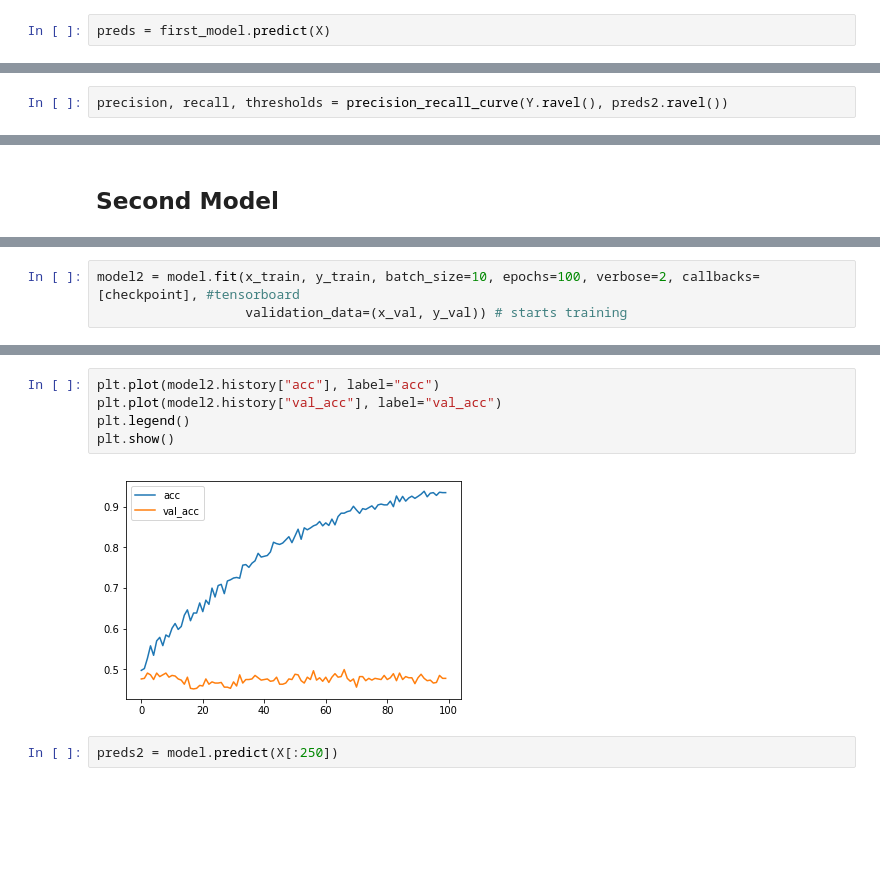
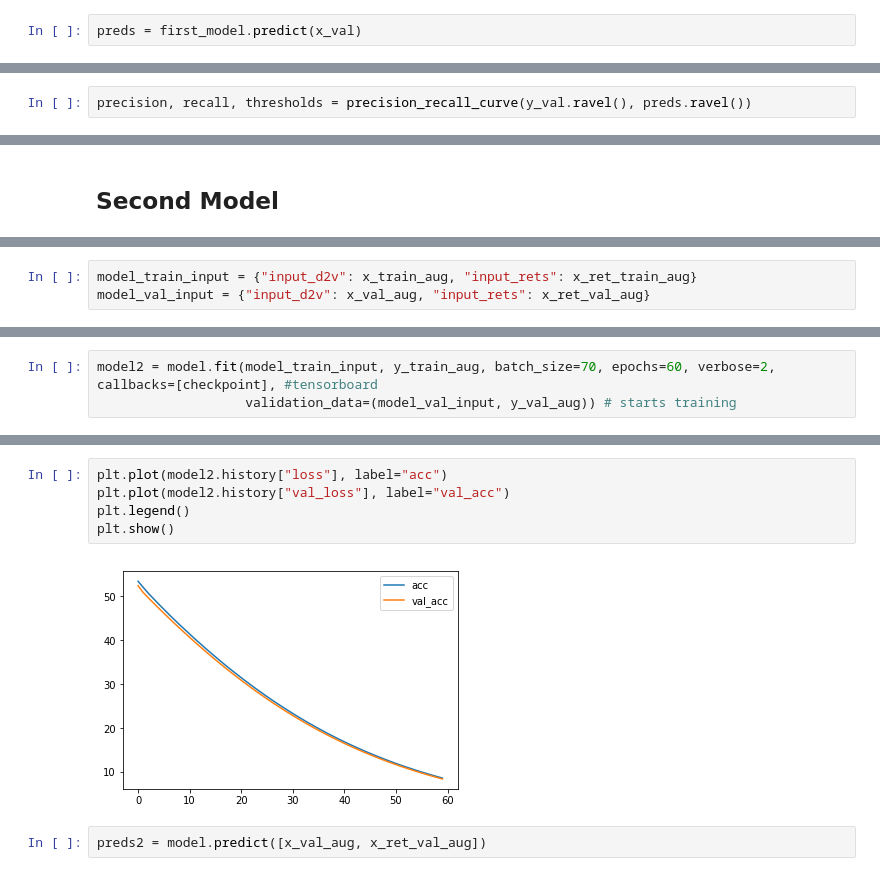
Before and after one commit to kosnil/kd-seminar, a Jupyter notebook: mlp/D2V_Reformat_CNN.ipynb, the cells around one changed output, grey strips where cells are left out. Saved outputs shown, nothing was run; the diff lists cells and outputs as text; blank space fills up the shorter version.

Commit message:
updated financial data --- more predictions

```diff
--- a/mlp/D2V_Reformat_CNN.ipynb
+++ b/mlp/D2V_Reformat_CNN.ipynb
@@ -319,2 +380,2 @@ plt.show()
 # %%
-preds = first_model.predict(X)
+preds = first_model.predict(x_val)
@@ -445,5 +534,5 @@ from sklearn.metrics import roc_curve, auc, precision_recall_curve
 # %%
-precision, recall, thresholds = precision_recall_curve(Y.ravel(), preds2.ravel())
+precision, recall, thresholds = precision_recall_curve(y_val.ravel(), preds.ravel())
 # %%
 plt.plot((1 - recall), precision)
 #plt.step((1-recall), thresholds.add(1))
@@ -552,2 +663,5 @@ Trainable params: 1,427,583
 Non-trainable params: 600
 __________________________________________________________________________________________________
+# %%
+model_train_input = {"input_d2v": x_train_aug, "input_rets": x_ret_train_aug}
+model_val_input = {"input_d2v": x_val_aug, "input_rets": x_ret_val_aug}
@@ -554,4 +672,4 @@ ________________________________________________________________________________
 # %%
-model2 = model.fit(x_train, y_train, batch_size=10, epochs=100, verbose=2, callbacks=[checkpoint], #tensorboard
-                   validation_data=(x_val, y_val)) # starts training
+model2 = model.fit(model_train_input, y_train_aug, batch_size=70, epochs=60, verbose=2, callbacks=[checkpoint], #tensorboard
+                   validation_data=(model_val_input, y_val_aug)) # starts training
 # %% [output]
@@ -575,10 +717,10 @@ Epoch 00100: val_acc did not improve
 # %%
-plt.plot(model2.history["acc"], label="acc")
-plt.plot(model2.history["val_acc"], label="val_acc")
+plt.plot(model2.history["loss"], label="acc")
+plt.plot(model2.history["val_loss"], label="val_acc")
 plt.legend()
 plt.show()
 # %% [output]
-[figure, old version]
+[figure, new version]
 # %%
-preds2 = model.predict(X[:250])
+preds2 = model.predict([x_val_aug, x_ret_val_aug])
 # %%
```
Also changed, not shown: parts of 70 cells of this notebook, 15 other files.
